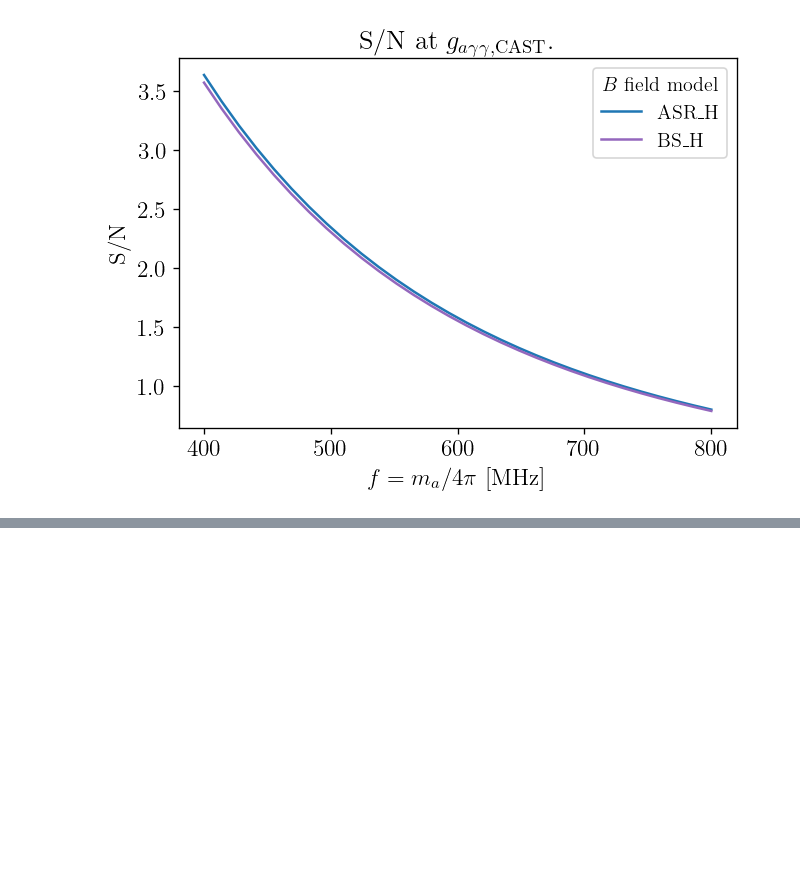
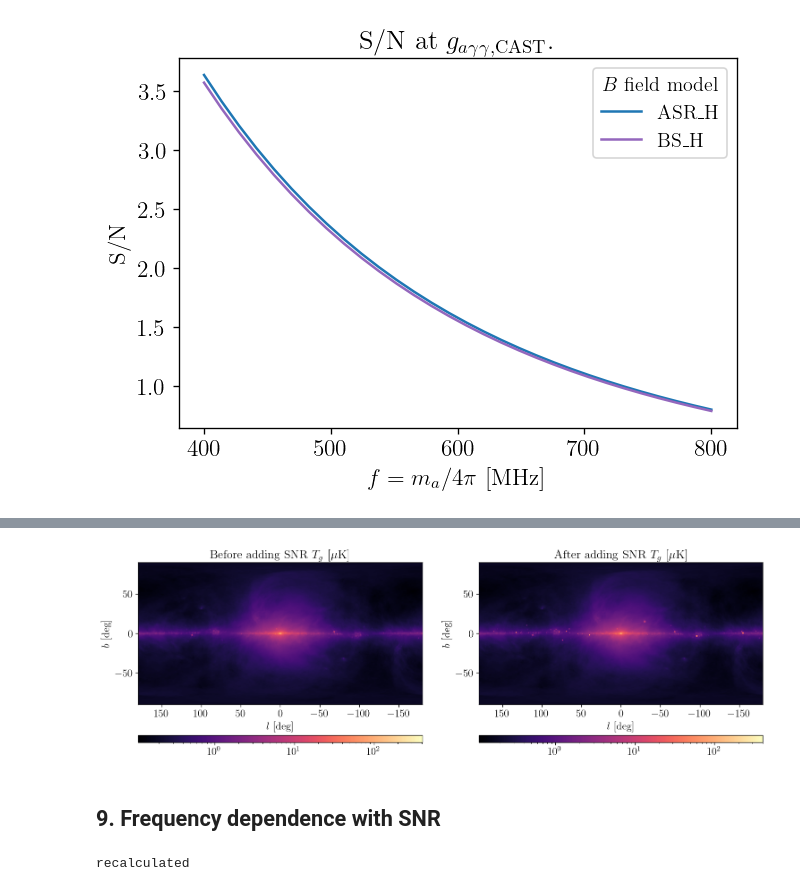
Before and after one commit to yitiansun/axion-mirror, a Jupyter notebook: notebook/CHIME_estimate.ipynb, the cells around one changed output, grey strips where cells are left out. Saved outputs shown, nothing was run; the diff lists cells and outputs as text; code cells hidden in the pictures; blank space fills up the shorter version.

```diff
--- a/notebook/CHIME_estimate.ipynb
+++ b/notebook/CHIME_estimate.ipynb
@@ -228,0 +314,21 @@ ax.legend(title=r'$B$ field model');
+# %%
+tot_temp_map_wsnr = tot_temp_map[B_scheme].copy()
+for snr in tqdm(snr_list):
+    add_snr_to_map(tot_temp_map_wsnr, snr, nu_haslam, in_place=True)
+# %%
+fig, axs = plt.subplots(1, 2, figsize=(15,5))
+
+z0 = tot_temp_map[B_scheme] * 1e6
+z1 = tot_temp_map_wsnr * 1e6
+im0 = axs[0].imshow(np.flip(z0), cmap='magma', extent=(180, -180, -90, 90),
+                    norm=mpl.colors.LogNorm(np.min(z1), np.max(z1)))
+im1 = axs[1].imshow(np.flip(z1), cmap='magma', extent=(180, -180, -90, 90),
+                    norm=mpl.colors.LogNorm(np.min(z1), np.max(z1)))
+axs[0].set(title=r'Before adding SNR $T_g$ [$\mu$K]', xlabel=r'$l$ [deg]', ylabel=r'$b$ [deg]')
+axs[1].set(title=r'After adding SNR $T_g$ [$\mu$K]', xlabel=r'$l$ [deg]', ylabel=r'$b$ [deg]')
+fig.colorbar(im0, ax=axs[0], orientation='horizontal', aspect=40)
+fig.colorbar(im1, ax=axs[1], orientation='horizontal', aspect=40);
+# %% [output]
+[figure, added]
+# %% [markdown]
+## 9. Frequency dependence with SNR
@@ -228,0 +344,23 @@ ax.legend(title=r'$B$ field model');
+# %%
+freq_s = np.linspace(400, 800, 30)
+tot_SNR_s = {}
+for B_scheme in B_schemes:
+    tot_SNR_s[B_scheme] = np.zeros_like(freq_s)
+    tot_SNR_s[B_scheme+'_wsnr'] = np.zeros_like(freq_s)
+
+beta = -2.55
+
+for i, freq in enumerate(tqdm(freq_s)):
+    for B_scheme in B_schemes:
+        # without SNR
+        sig_temp_map = tot_temp_map[B_scheme] * (freq/nu_haslam)**(beta-1)
+        bkg_temp_map = haslam_dsds_map * (freq/nu_haslam)**(beta) + 50
+        SNR_map = sig_temp_map * np.sqrt(2*dnu(freq)*1e6*exposure_map*n_day) / bkg_temp_map
+        tot_SNR_s[B_scheme][i] = np.sqrt(np.sum(SNR_map**2))
+        # with SNR
+        for snr in snr_list:
+            add_snr_to_map(sig_temp_map, snr, freq, in_place=True)
+        SNR_map = sig_temp_map * np.sqrt(2*dnu(freq)*1e6*exposure_map*n_day) / bkg_temp_map
+        tot_SNR_s[B_scheme+'_wsnr'][i] = np.sqrt(np.sum(SNR_map**2))
+# %% [output]
+recalculated
```
Also changed, not shown: parts of 11 cells of this notebook, 6 other files.
